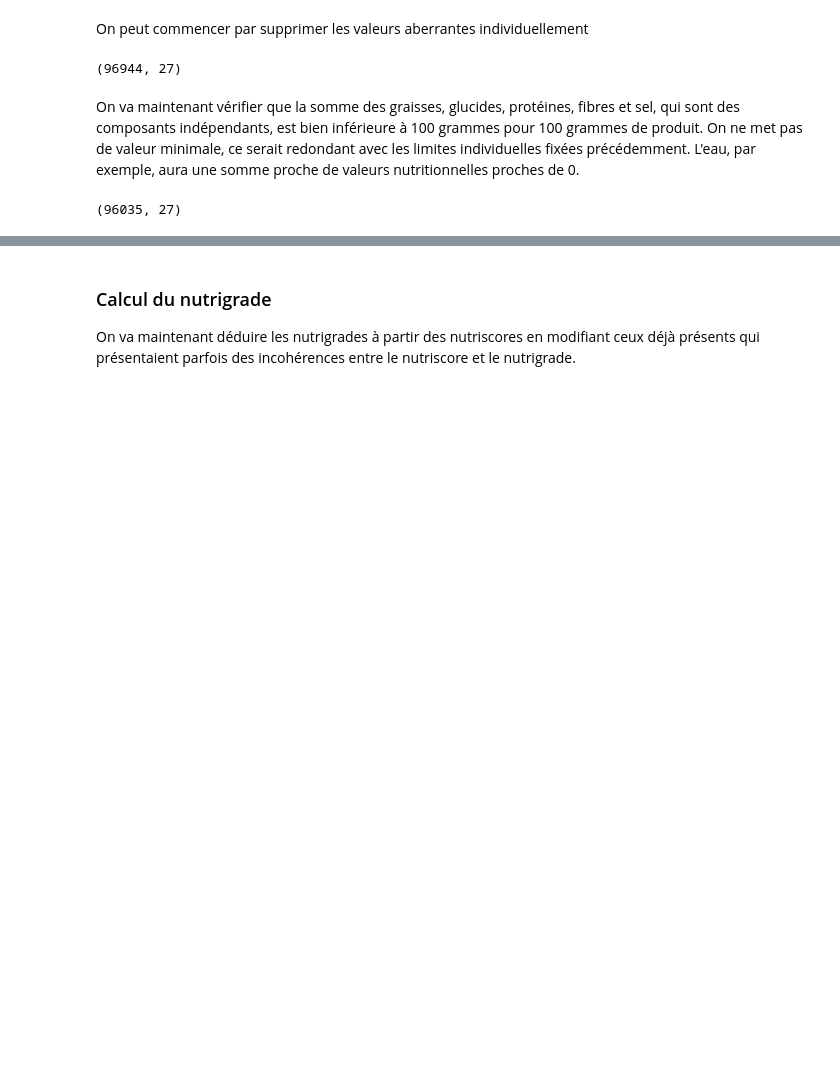
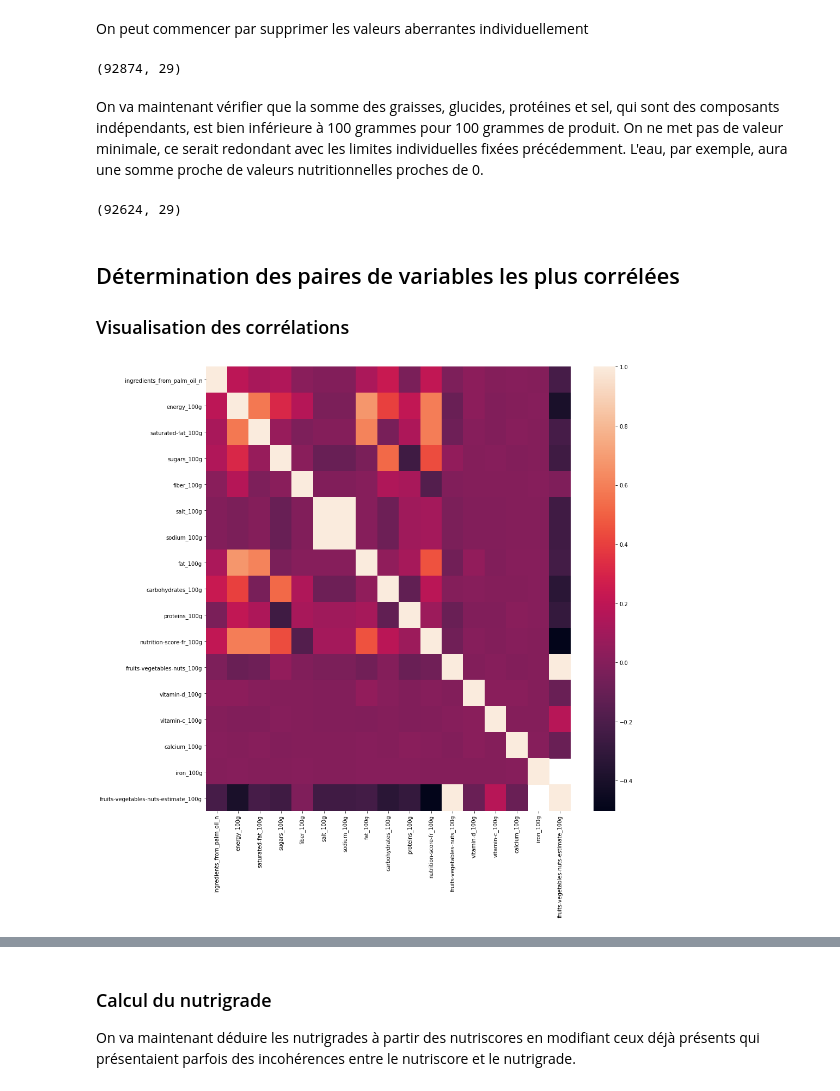
Before and after one commit to TanguyMe/open-food-facts, a Jupyter notebook: notebook/data-cleaning.ipynb, the cells around one changed output, grey strips where cells are left out. Cells and saved outputs as stored; diff of their text form; code cells hidden in the pictures; blank space fills up the shorter version.

```diff
--- a/notebook/data-cleaning.ipynb
+++ b/notebook/data-cleaning.ipynb
@@ -119,10 +134,10 @@ On va remplacer les valeurs nutritionnelles manquantes par 0.
 # On liste les colonnes dont on veut remplacer les valeurs manquantes par 0
 cols = ['ingredients_from_palm_oil_n',
          'saturated-fat_100g', 'sugars_100g', 'fiber_100g', 'salt_100g',
-         'fat_100g', 'carbohydrates_100g',
+         'fat_100g', 'carbohydrates_100g', 'sodium_100g'
          'proteins_100g', 'fruits-vegetables-nuts_100g',
          'vitamin-d_100g', 'vitamin-c_100g', 'calcium_100g',
-        'iron_100g', 'energy_100g']
+        'iron_100g', 'proteins_100g']
 # On fait une liste remplie de 0 de même longueur que le nombre de colonnes à modifier
 vals = np.zeros(len(cols))
 # On combine ces 2 listes dans un dictionnaire pour pouvoir l'entrer en paramètre de fillna
@@ -134,8 +146,0 @@ On va calculer les colonnes manquantes pour l'énergie à partir des autres vale
-# %%
-#  E KJ = (37 x lipides) + (17 x protéines) + (17 x glucides) + (8 x fibres)
-# On calcule l'énergie suivant la formule ci-dessus quand la valeur est manquante
-df["energy_100g"] = df.apply(
-    lambda row: 37*row['fat_100g'] + 17*row['proteins_100g'] + 17*row['carbohydrates_100g'] + 8*row['fiber_100g']
-    if np.isnan(row["energy_100g"])
-    else row["energy_100g"],
-    axis=1)
@@ -257,23 +200,34 @@ maxNrj = 3800
 # %% [markdown]
 On peut commencer par supprimer les valeurs aberrantes individuellement
 # %%
-# Ensemble des valeurs énergétiques
+# Ensemble des valeurs nutritionnelles
 new_df = df[['saturated-fat_100g', 'sugars_100g', 'fiber_100g',
               'salt_100g', 'fat_100g',
               'carbohydrates_100g', 'proteins_100g',
               'fruits-vegetables-nuts_100g', 'vitamin-d_100g', 'vitamin-c_100g',
               'calcium_100g', 'iron_100g']]
 
-# Mask regrouapnt l'ensemble des conditions
-mask = new_df.le(100).any(axis=1) & new_df.ge(0).any(axis=1) & df['energy_100g'].ge(0) & df['energy_100g'].le(3800) & df['nutrition-score-fr_100g'].ge(-15) & df['nutrition-score-fr_100g'].le(40)
+# Mask regroupant l'ensemble des conditions
+mask = new_df.le(100).all(axis=1) & new_df.ge(0).all(axis=1) & ((df['energy_100g'].ge(minNrj) & df['energy_100g'].le(maxNrj)) | df['energy_100g'].isna() ) & df['nutrition-score-fr_100g'].ge(minNutSco) & df['nutrition-score-fr_100g'].le(maxNutSco)
 df = df[mask]
 print(df.shape)
 # %% [output]
-(96944, 27)
+(92874, 29)
 # %% [markdown]
-On va maintenant vérifier que la somme des graisses, glucides, protéines, fibres et sel, qui sont des composants indépendants, est bien inférieure à 100 grammes pour 100 grammes de produit. On ne met pas de valeur minimale, ce serait redondant avec les limites individuelles fixées précédemment. L'eau, par exemple, aura une somme proche de valeurs nutritionnelles proches de 0.
+On va maintenant vérifier que la somme des graisses, glucides, protéines et sel, qui sont des composants indépendants, est bien inférieure à 100 grammes pour 100 grammes de produit. On ne met pas de valeur minimale, ce serait redondant avec les limites individuelles fixées précédemment. L'eau, par exemple, aura une somme proche de valeurs nutritionnelles proches de 0.
 # %%
-df = df[df[['fat_100g', 'carbohydrates_100g', 'proteins_100g', 'fiber_100g', 'salt_100g']].sum(axis=1) <= 100]
+df = df[df[['fat_100g', 'carbohydrates_100g', 'proteins_100g', 'salt_100g']].sum(axis=1) <= 100]
 df.shape
 # %% [output]
-(96035, 27)
+(92624, 29)
+# %% [markdown]
+## Détermination des paires de variables les plus corrélées
+
+### Visualisation des corrélations
+# %%
+ax=sns.heatmap(df.corr(), xticklabels=True, yticklabels=True)
+fig = plt.gcf()
+# Modifie la taille du graphique
+fig.set_size_inches(15,15)
+# %% [output]
+[figure, added]
```
Also changed, not shown: parts of 71 cells of this notebook, 1 other file.
